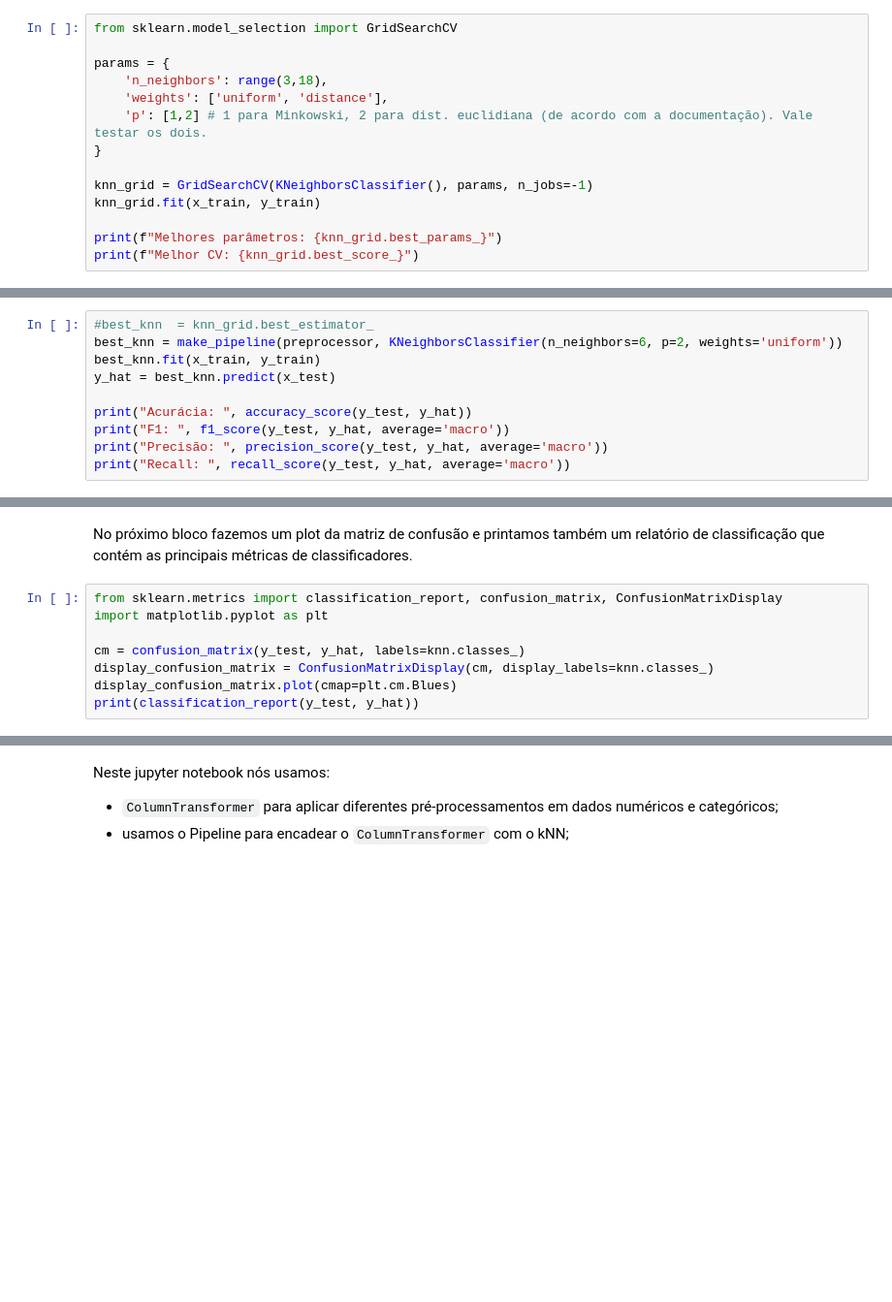
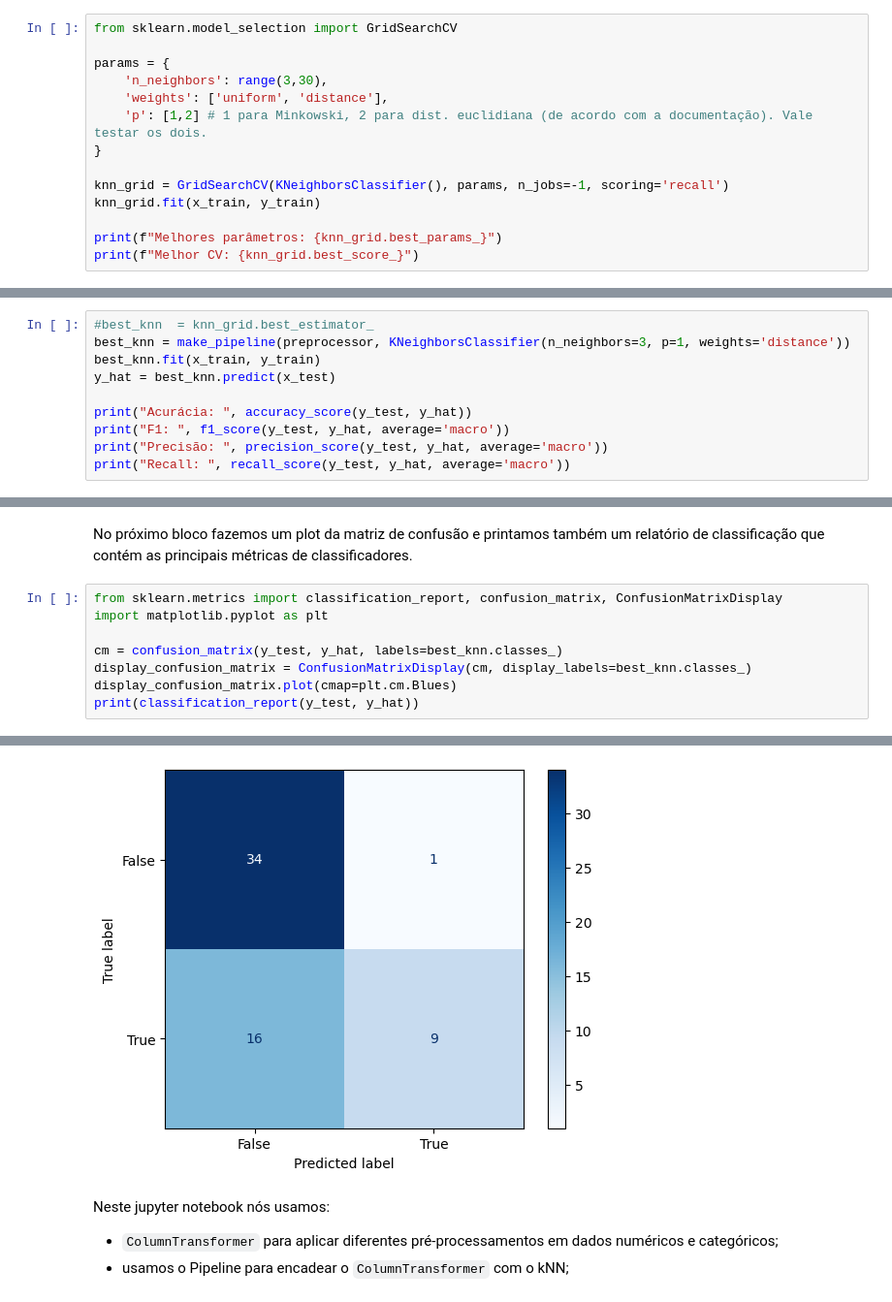
Before and after one commit to gustavord/t1-ml, a Jupyter notebook: Treinando_um_primeiro_Modelo.ipynb, the cells around one changed output, grey strips where cells are left out. Shown: that part at 97% size. Cells and saved outputs as stored; diff of their text form; blank space fills up the shorter version.

```diff
--- a/Treinando_um_primeiro_Modelo.ipynb
+++ b/Treinando_um_primeiro_Modelo.ipynb
@@ -237,12 +236,12 @@ Fazer a mesma validação cruzada para naive bayes
 from sklearn.model_selection import GridSearchCV
 
 params = {
-    'n_neighbors': range(3,18),
+    'n_neighbors': range(3,30),
     'weights': ['uniform', 'distance'],
     'p': [1,2] # 1 para Minkowski, 2 para dist. euclidiana (de acordo com a documentação). Vale testar os dois.
 }
 
-knn_grid = GridSearchCV(KNeighborsClassifier(), params, n_jobs=-1)
+knn_grid = GridSearchCV(KNeighborsClassifier(), params, n_jobs=-1, scoring='recall')
 knn_grid.fit(x_train, y_train)
 
 print(f"Melhores parâmetros: {knn_grid.best_params_}")
@@ -253,6 +252,6 @@ Melhor CV: 0.7155141843971631
 # %%
 #best_knn  = knn_grid.best_estimator_
-best_knn = make_pipeline(preprocessor, KNeighborsClassifier(n_neighbors=6, p=2, weights='uniform'))
+best_knn = make_pipeline(preprocessor, KNeighborsClassifier(n_neighbors=3, p=1, weights='distance'))
 best_knn.fit(x_train, y_train)
 y_hat = best_knn.predict(x_test)
 
@@ -288,8 +278,8 @@ um relatório de classificação que contém as principais métricas de classifi
 from sklearn.metrics import classification_report, confusion_matrix, ConfusionMatrixDisplay
 import matplotlib.pyplot as plt
 
-cm = confusion_matrix(y_test, y_hat, labels=knn.classes_)
-display_confusion_matrix = ConfusionMatrixDisplay(cm, display_labels=knn.classes_)
+cm = confusion_matrix(y_test, y_hat, labels=best_knn.classes_)
+display_confusion_matrix = ConfusionMatrixDisplay(cm, display_labels=best_knn.classes_)
 display_confusion_matrix.plot(cmap=plt.cm.Blues)
 print(classification_report(y_test, y_hat))
 # %% [output]
@@ -297,3 +294,4 @@ AttributeError: 'KNeighborsClassifier' object has no attribute 'classes_'
+[figure, added]
 # %% [markdown]
 Neste jupyter notebook nós usamos:
 
```
Also changed, not shown: parts of 13 cells of this notebook.
